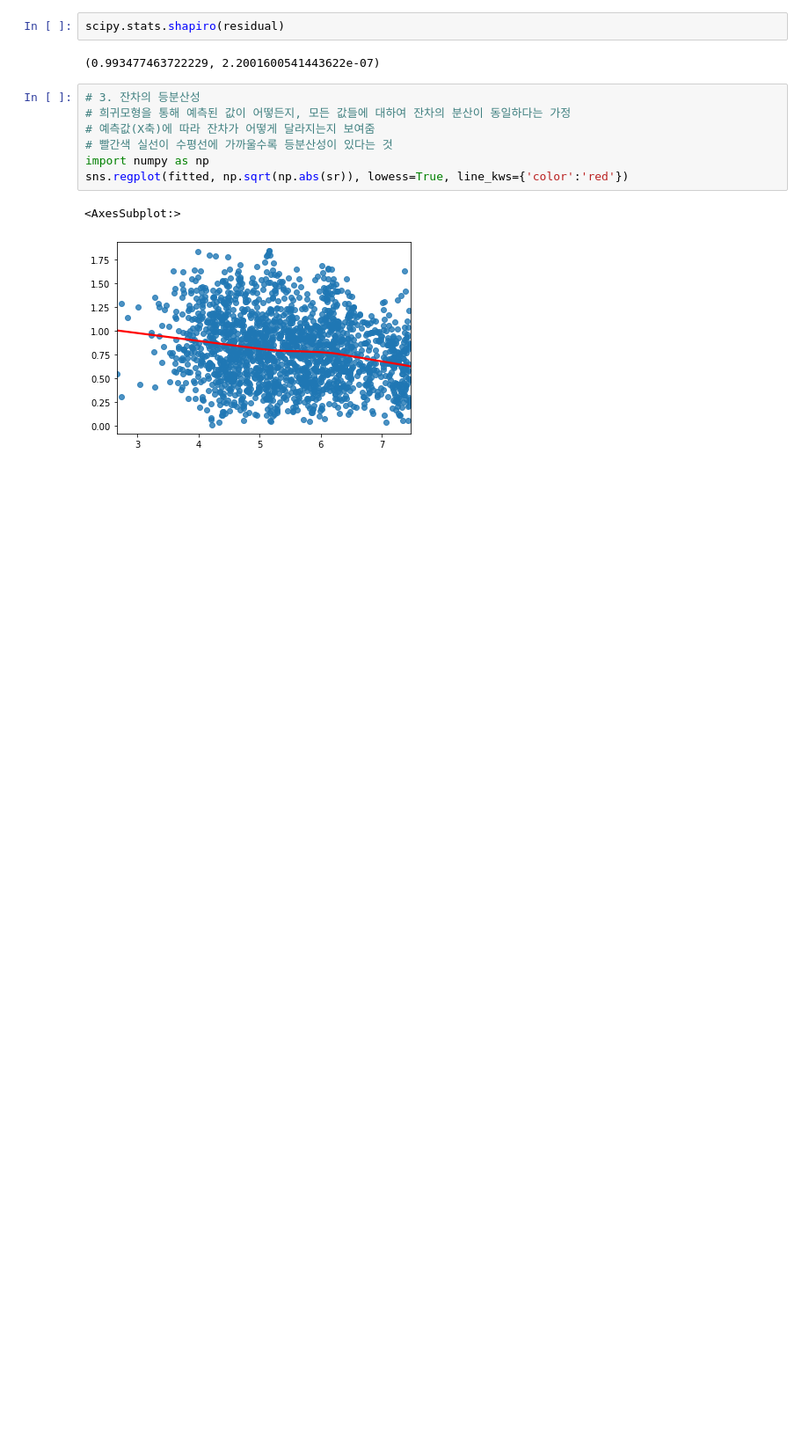
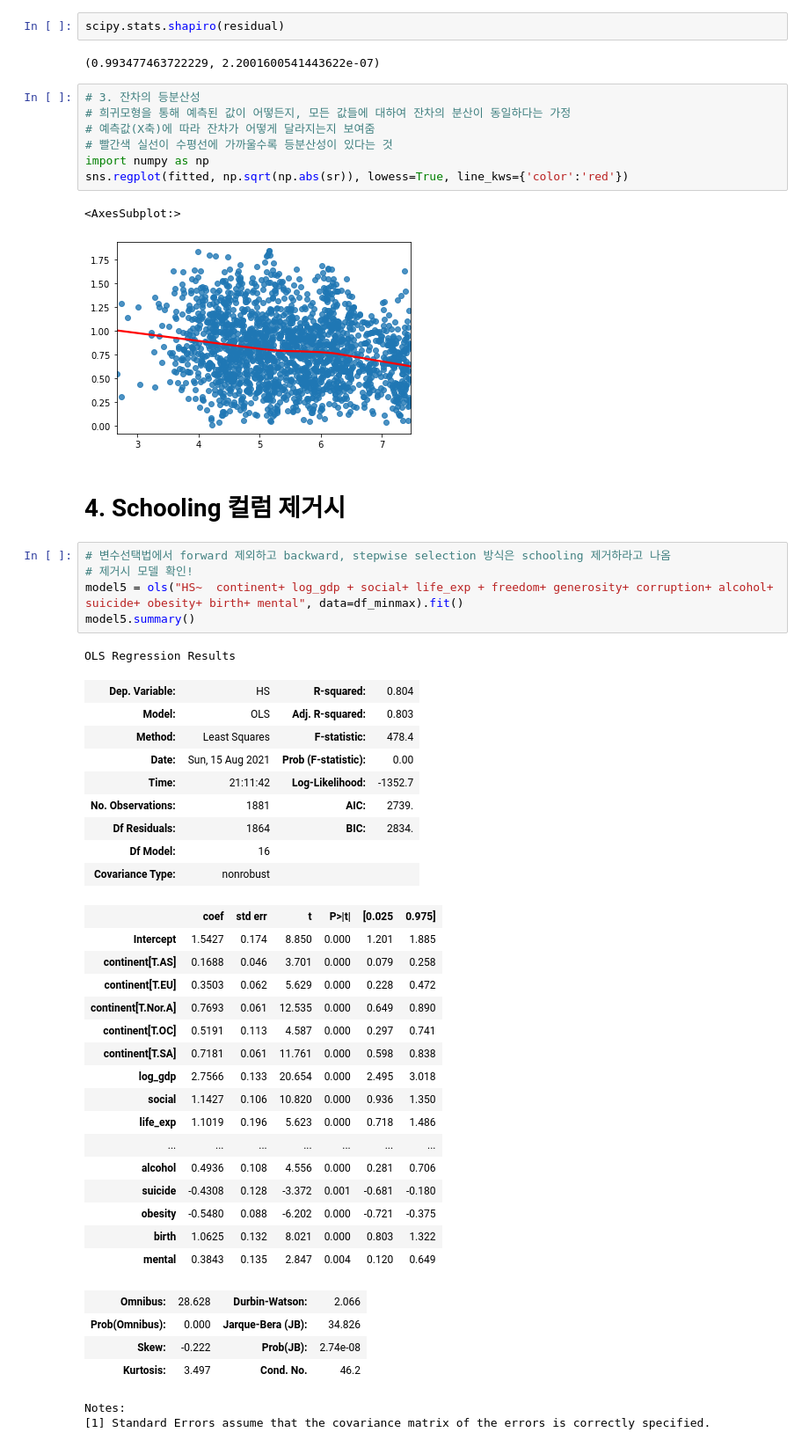
Before and after one commit to chaxx176/World-Happiness-Report-2021, a Jupyter notebook: CHA/0815 VIF에 범주형 컬럼 추가하기.ipynb, the cells around one changed output. Shown: that part at 88% size. Saved outputs shown, nothing was run; the diff lists cells and outputs as text; blank space fills up the shorter version.

Commit message:
0815 VIF에 범주형 컬럼 추가, continent로 범주형 컬럼 변경

```diff
--- a/CHA/0815 VIF에 범주형 컬럼 추가하기.ipynb
+++ b/CHA/0815 VIF에 범주형 컬럼 추가하기.ipynb
@@ -626,3 +626,43 @@ sns.regplot(fitted, np.sqrt(np.abs(sr)), lowess=True, line_kws={'color':'red'})
 # %% [output]
 <AxesSubplot:>
 [figure]
+# %% [markdown]
+# 4. Schooling 컬럼 제거시
+# %%
+# 변수선택법에서 forward 제외하고 backward, stepwise selection 방식은 schooling 제거하라고 나옴
+# 제거시 모델 확인!
+model5 = ols("HS~  continent+ log_gdp + social+ life_exp + freedom+ generosity+ corruption+ alcohol+ suicide+ obesity+ birth+ mental", data=df_minmax).fit()
+model5.summary()
+# %% [output]
+OLS Regression Results
+| Dep. Variable: | HS | R-squared: | 0.804 |
+| Model: | OLS | Adj. R-squared: | 0.803 |
+| Method: | Least Squares | F-statistic: | 478.4 |
+| Date: | Sun, 15 Aug 2021 | Prob (F-statistic): | 0.00 |
+| Time: | 21:11:42 | Log-Likelihood: | -1352.7 |
+| No. Observations: | 1881 | AIC: | 2739. |
+| Df Residuals: | 1864 | BIC: | 2834. |
+| Df Model: | 16 |  |  |
+| Covariance Type: | nonrobust |  |  |
+|  | coef | std err | t | P>|t| | [0.025 | 0.975] |
+| Intercept | 1.5427 | 0.174 | 8.850 | 0.000 | 1.201 | 1.885 |
+| continent[T.AS] | 0.1688 | 0.046 | 3.701 | 0.000 | 0.079 | 0.258 |
+| continent[T.EU] | 0.3503 | 0.062 | 5.629 | 0.000 | 0.228 | 0.472 |
+| continent[T.Nor.A] | 0.7693 | 0.061 | 12.535 | 0.000 | 0.649 | 0.890 |
+| continent[T.OC] | 0.5191 | 0.113 | 4.587 | 0.000 | 0.297 | 0.741 |
+| continent[T.SA] | 0.7181 | 0.061 | 11.761 | 0.000 | 0.598 | 0.838 |
+| log_gdp | 2.7566 | 0.133 | 20.654 | 0.000 | 2.495 | 3.018 |
+| social | 1.1427 | 0.106 | 10.820 | 0.000 | 0.936 | 1.350 |
+| life_exp | 1.1019 | 0.196 | 5.623 | 0.000 | 0.718 | 1.486 |
+| ... | ... | ... | ... | ... | ... | ... |
+| alcohol | 0.4936 | 0.108 | 4.556 | 0.000 | 0.281 | 0.706 |
+| suicide | -0.4308 | 0.128 | -3.372 | 0.001 | -0.681 | -0.180 |
+| obesity | -0.5480 | 0.088 | -6.202 | 0.000 | -0.721 | -0.375 |
+| birth | 1.0625 | 0.132 | 8.021 | 0.000 | 0.803 | 1.322 |
+| mental | 0.3843 | 0.135 | 2.847 | 0.004 | 0.120 | 0.649 |
+| Omnibus: | 28.628 | Durbin-Watson: | 2.066 |
+| Prob(Omnibus): | 0.000 | Jarque-Bera (JB): | 34.826 |
+| Skew: | -0.222 | Prob(JB): | 2.74e-08 |
+| Kurtosis: | 3.497 | Cond. No. | 46.2 |
+Notes:
+[1] Standard Errors assume that the covariance matrix of the errors is correctly specified.
```
Also changed, not shown: parts of 9 cells of this notebook.
